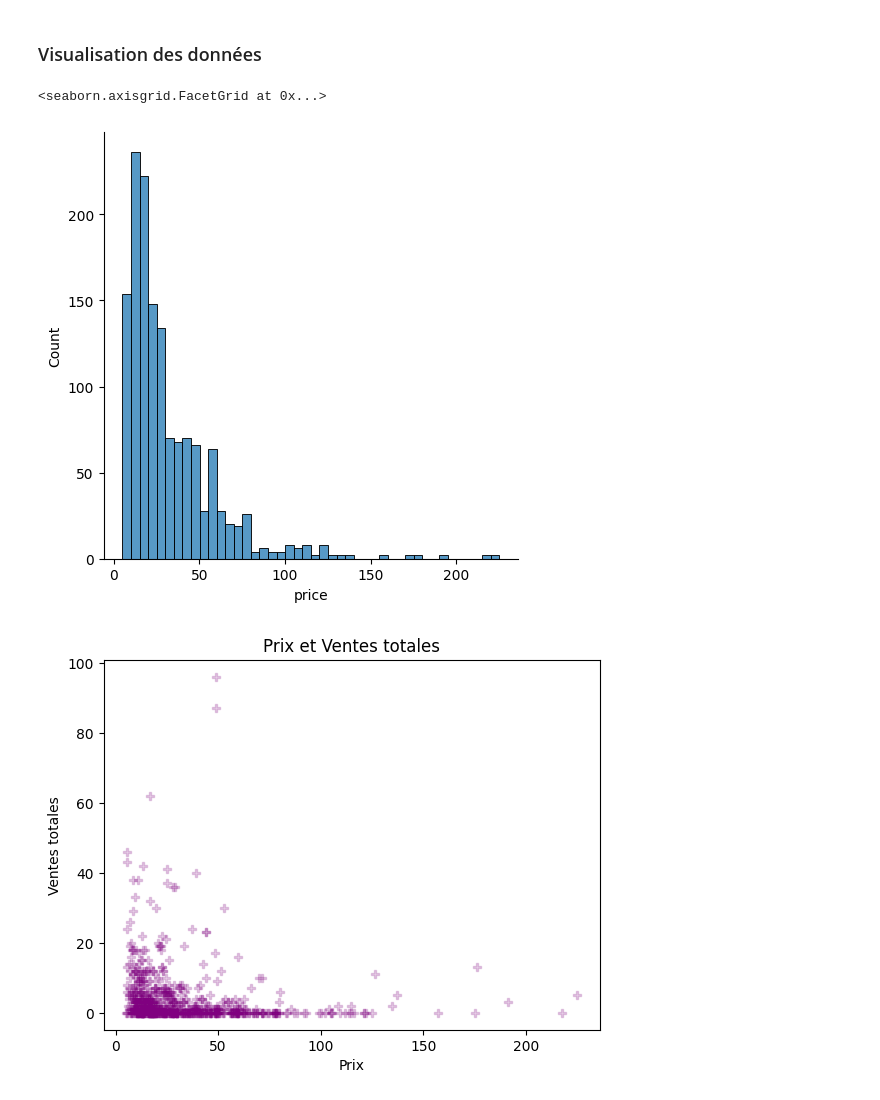
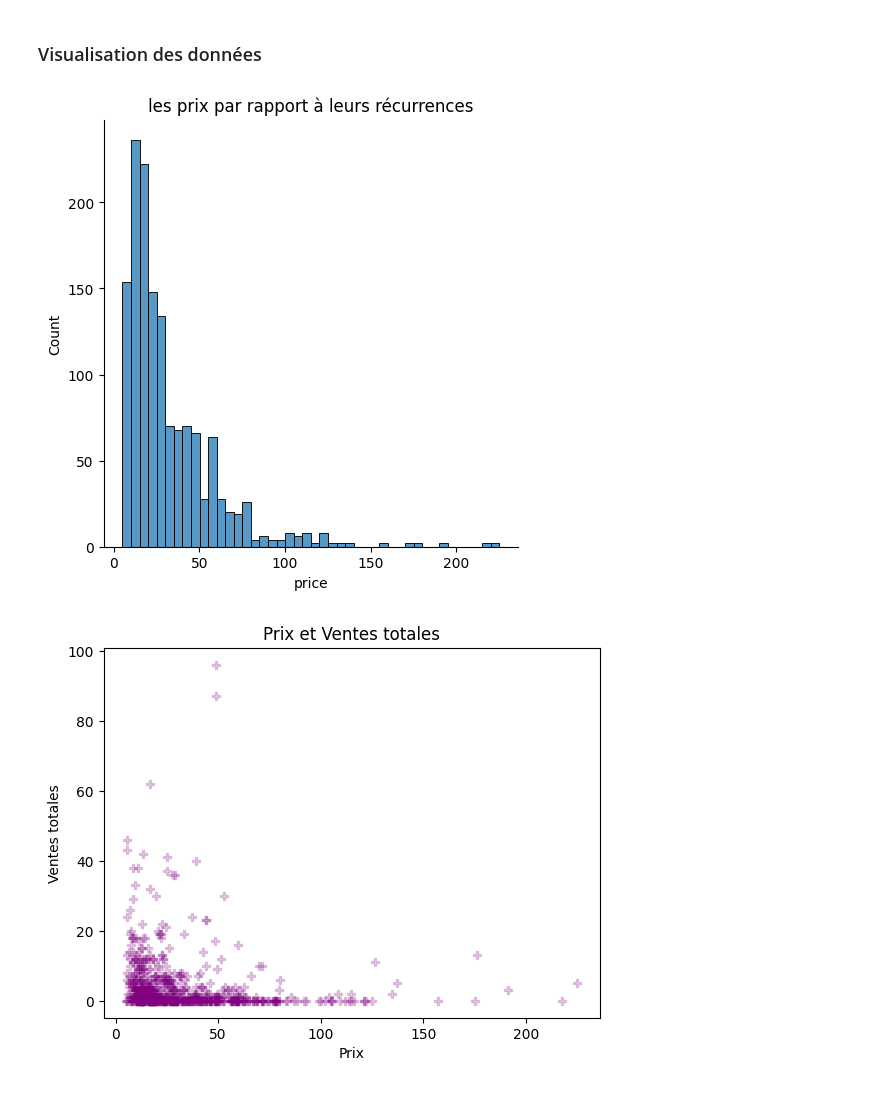
Before and after one commit to Idolrice/projet_6_OC, a Jupyter notebook: notebooks/02-analyze.ipynb, the cells around one changed output. Drawn from its saved outputs; the diff is of its cells as text; code cells hidden in the pictures.

```diff
--- a/notebooks/02-analyze.ipynb
+++ b/notebooks/02-analyze.ipynb
@@ -207,11 +206,12 @@ print("Nombre de produits avec un revenu total de 0 :", count_zero_revenue)
 Nombre de produits avec un revenu total de 0 : 652
 # %% [markdown]
 ### Visualisation des données
-# %%
-sns.displot(allin_for_analyze["price"])
-# %% [output]
-<seaborn.axisgrid.FacetGrid at 0x...>
-[figure, removed]
+# %%
+sns.displot(allin_for_analyze["price"])
+plt.title("les prix par rapport à leurs récurrences")
+plt.show()
+# %% [output]
+[figure, added]
 # %%
 #scatter plot
 plt.scatter(allin_for_analyze['price'], allin_for_analyze['total_sales'],
```
Also changed, not shown: parts of 10 cells of this notebook.
